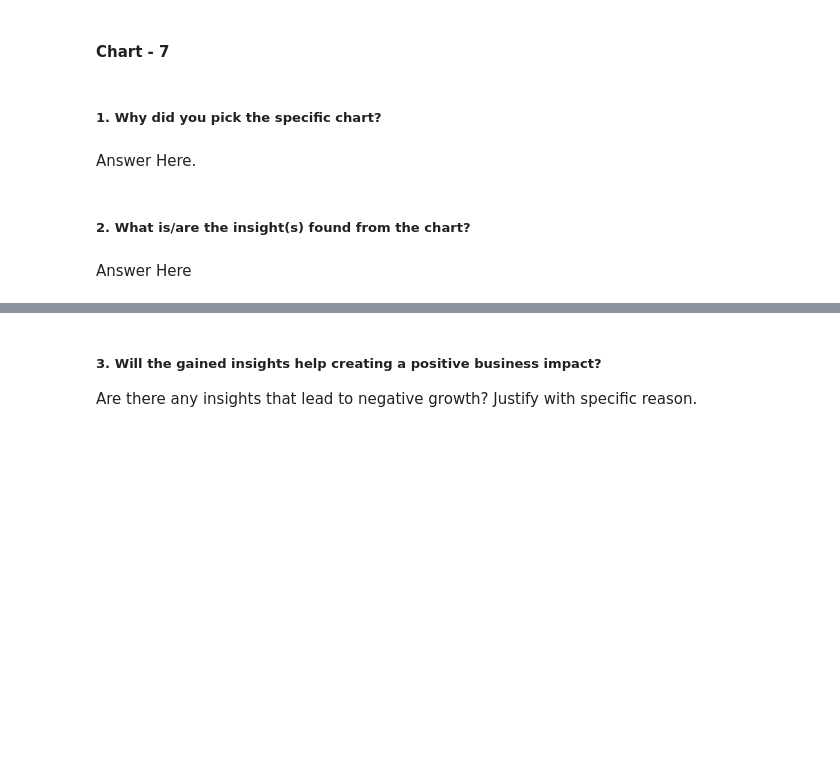
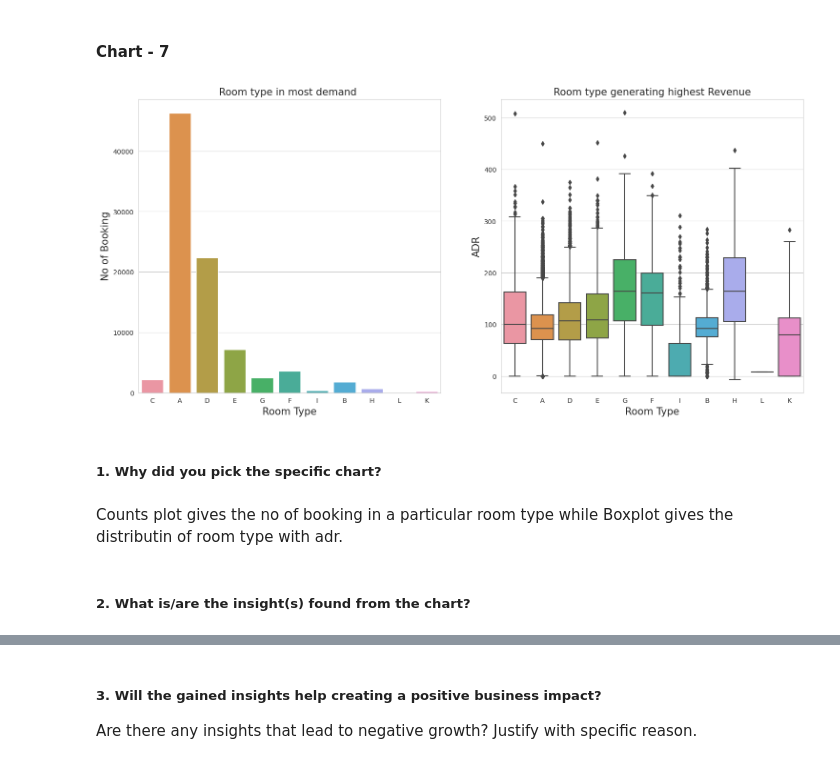
Before and after one commit to Hrishik-D/CapstoneProject_EDA_Hotel_Analysis, a Jupyter notebook: EDA_Hotel_Analysis_Individual.ipynb, the cells around one changed output, grey strips where cells are left out. Saved outputs shown, nothing was run; the diff lists cells and outputs as text; code cells hidden in the pictures; blank space fills up the shorter version.

```diff
--- a/EDA_Hotel_Analysis_Individual.ipynb
+++ b/EDA_Hotel_Analysis_Individual.ipynb
@@ -576,8 +574,25 @@ bookings.
+# %%
+# Chart - 7 visualization code
+fig, axes = plt.subplots(1, 2, figsize=(18, 8))
+
+grp_by_room = df1.groupby('assigned_room_type')
+# d1['Num_of_bookings'] = grp_by_room.size()
+
+sns.countplot(ax = axes[0], x = df1['assigned_room_type'])
+axes[0].set_title("Room type in most demand ", fontsize = 15)
+axes[0].set_xlabel("Room Type", fontsize = 15)
+axes[0].set_ylabel("No of Booking", fontsize = 15)
+
+sns.boxplot(ax = axes[1], x = df1['assigned_room_type'], y = df1['adr'])
+axes[1].set_title("Room type generating highest Revenue", fontsize = 15)
+axes[1].set_xlabel("Room Type", fontsize = 15)
+axes[1].set_ylabel("ADR", fontsize = 15)
+plt.show()
+# %% [output]
+[figure, added]
 # %% [markdown]
 ##### 1. Why did you pick the specific chart?
-# %% [markdown]
-Answer Here.
+# %% [markdown]
+Counts plot gives the no of booking in a particular room type while Boxplot gives the distributin of room type with adr.
 # %% [markdown]
 ##### 2. What is/are the insight(s) found from the chart?
-# %% [markdown]
-Answer Here
```
Also changed, not shown: parts of 4 cells of this notebook.
